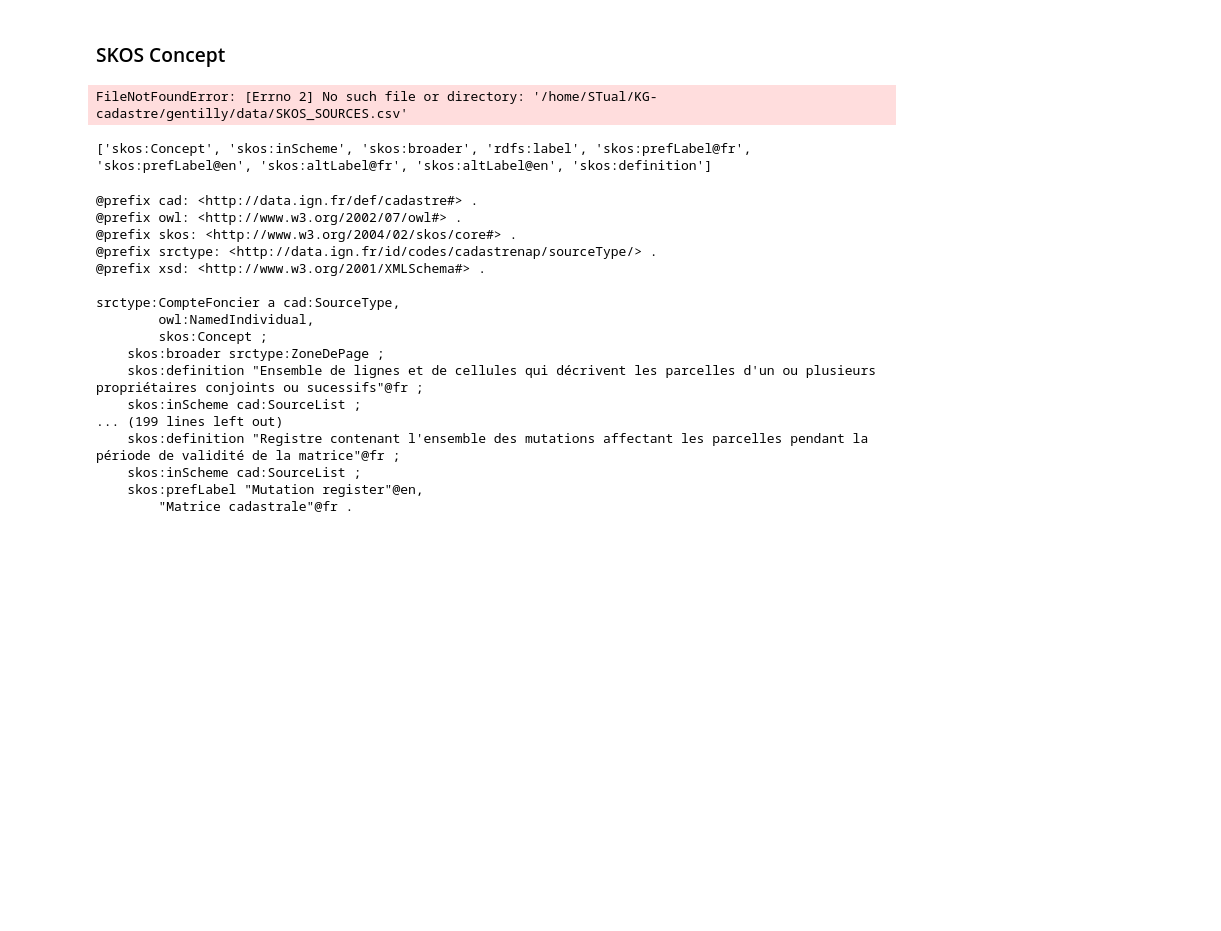
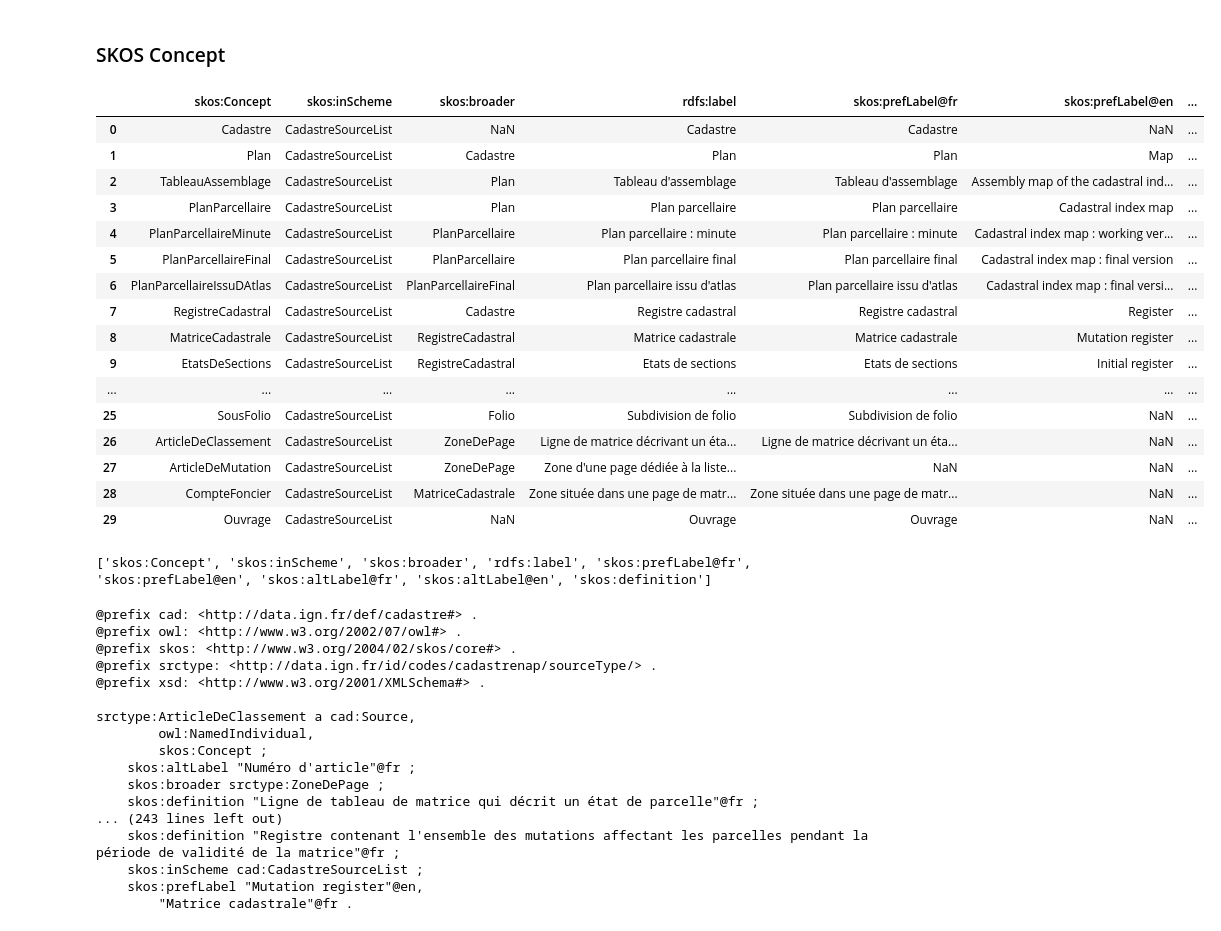
Before and after one commit to solenn-tl/ontologie-peuplement, a Jupyter notebook: notebooks/00-concepts/01-create-sources.ipynb, the cells around one changed output. Saved outputs shown, nothing was run; the diff lists cells and outputs as text; code cells hidden in the pictures; blank space fills up the shorter version.

Commit message:
Last versions

```diff
--- a/notebooks/00-concepts/01-create-sources.ipynb
+++ b/notebooks/00-concepts/01-create-sources.ipynb
@@ -8,12 +8,28 @@ import uuid
 # %% [markdown]
 ### SKOS Concept
 # %%
-PATH = "/home/STual/KG-cadastre/gentilly/data/SKOS_SOURCES.csv"
+PATH = "/home/STual/KG-cadastre/data/SKOS_SOURCES.csv"
 
 skos_srcs = pd.read_csv(PATH,header=0)
 display(skos_srcs)
 # %% [output]
-FileNotFoundError: [Errno 2] No such file or directory: '/home/STual/KG-cadastre/gentilly/data/SKOS_SOURCES.csv'
+|  | skos:Concept | skos:inScheme | skos:broader | rdfs:label | skos:prefLabel@fr | skos:prefLabel@en | ... |
+| 0 | Cadastre | CadastreSourceList | NaN | Cadastre | Cadastre | NaN | ... |
+| 1 | Plan | CadastreSourceList | Cadastre | Plan | Plan | Map | ... |
+| 2 | TableauAssemblage | CadastreSourceList | Plan | Tableau d'assemblage | Tableau d'assemblage | Assembly map of the cadastral ind... | ... |
+| 3 | PlanParcellaire | CadastreSourceList | Plan | Plan parcellaire | Plan parcellaire | Cadastral index map | ... |
+| 4 | PlanParcellaireMinute | CadastreSourceList | PlanParcellaire | Plan parcellaire : minute | Plan parcellaire : minute | Cadastral index map : working ver... | ... |
+| 5 | PlanParcellaireFinal | CadastreSourceList | PlanParcellaire | Plan parcellaire final | Plan parcellaire final | Cadastral index map : final version | ... |
+| 6 | PlanParcellaireIssuDAtlas | CadastreSourceList | PlanParcellaireFinal | Plan parcellaire issu d'atlas | Plan parcellaire issu d'atlas | Cadastral index map : final versi... | ... |
+| 7 | RegistreCadastral | CadastreSourceList | Cadastre | Registre cadastral | Registre cadastral | Register | ... |
+| 8 | MatriceCadastrale | CadastreSourceList | RegistreCadastral | Matrice cadastrale | Matrice cadastrale | Mutation register | ... |
+| 9 | EtatsDeSections | CadastreSourceList | RegistreCadastral | Etats de sections | Etats de sections | Initial register | ... |
+| ... | ... | ... | ... | ... | ... | ... | ... |
+| 25 | SousFolio | CadastreSourceList | Folio | Subdivision de folio | Subdivision de folio | NaN | ... |
+| 26 | ArticleDeClassement | CadastreSourceList | ZoneDePage | Ligne de matrice décrivant un éta... | Ligne de matrice décrivant un éta... | NaN | ... |
+| 27 | ArticleDeMutation | CadastreSourceList | ZoneDePage | Zone d'une page dédiée à la liste... | NaN | NaN | ... |
+| 28 | CompteFoncier | CadastreSourceList | MatriceCadastrale | Zone située dans une page de matr... | Zone située dans une page de matr... | NaN | ... |
+| 29 | Ouvrage | CadastreSourceList | NaN | Ouvrage | Ouvrage | NaN | ... |
 # %%
 # Print the list of column headers
 print(skos_srcs.columns.tolist())
@@ -42,7 +58,7 @@ g.bind('mlclasse', mlclasse)
 for index, row in skos_srcs.iterrows():
     subject_uri = URIRef(baseuri + f"{str(row['skos:Concept'])}")
     g.add((subject_uri, RDF.type, OWL.NamedIndividual))
-    g.add((subject_uri, RDF.type, cad.SourceType))
+    g.add((subject_uri, RDF.type, cad.Source))
     g.add((subject_uri, RDF.type, SKOS.Concept))
     g.add((subject_uri, SKOS.inScheme, URIRef(cad + f"{str(row['skos:inScheme'])}")))
     g.add((subject_uri, SKOS.prefLabel, Literal(row["skos:prefLabel@fr"],lang='fr')))
@@ -71,14 +87,14 @@ print(g.serialize(format='turtle'))
 @prefix srctype: <http://data.ign.fr/id/codes/cadastrenap/sourceType/> .
 @prefix xsd: <http://www.w3.org/2001/XMLSchema#> .
 
-srctype:CompteFoncier a cad:SourceType,
+srctype:ArticleDeClassement a cad:Source,
         owl:NamedIndividual,
         skos:Concept ;
+    skos:altLabel "Numéro d'article"@fr ;
     skos:broader srctype:ZoneDePage ;
-    skos:definition "Ensemble de lignes et de cellules qui décrivent les parcelles d'un ou plusieurs propriétaires conjoints ou sucessifs"@fr ;
-    skos:inScheme cad:SourceList ;
-... (199 lines left out)
+    skos:definition "Ligne de tableau de matrice qui décrit un état de parcelle"@fr ;
+... (243 lines left out)
     skos:definition "Registre contenant l'ensemble des mutations affectant les parcelles pendant la période de validité de la matrice"@fr ;
-    skos:inScheme cad:SourceList ;
+    skos:inScheme cad:CadastreSourceList ;
     skos:prefLabel "Mutation register"@en,
         "Matrice cadastrale"@fr .
```
Also changed, not shown: 9 other files.
